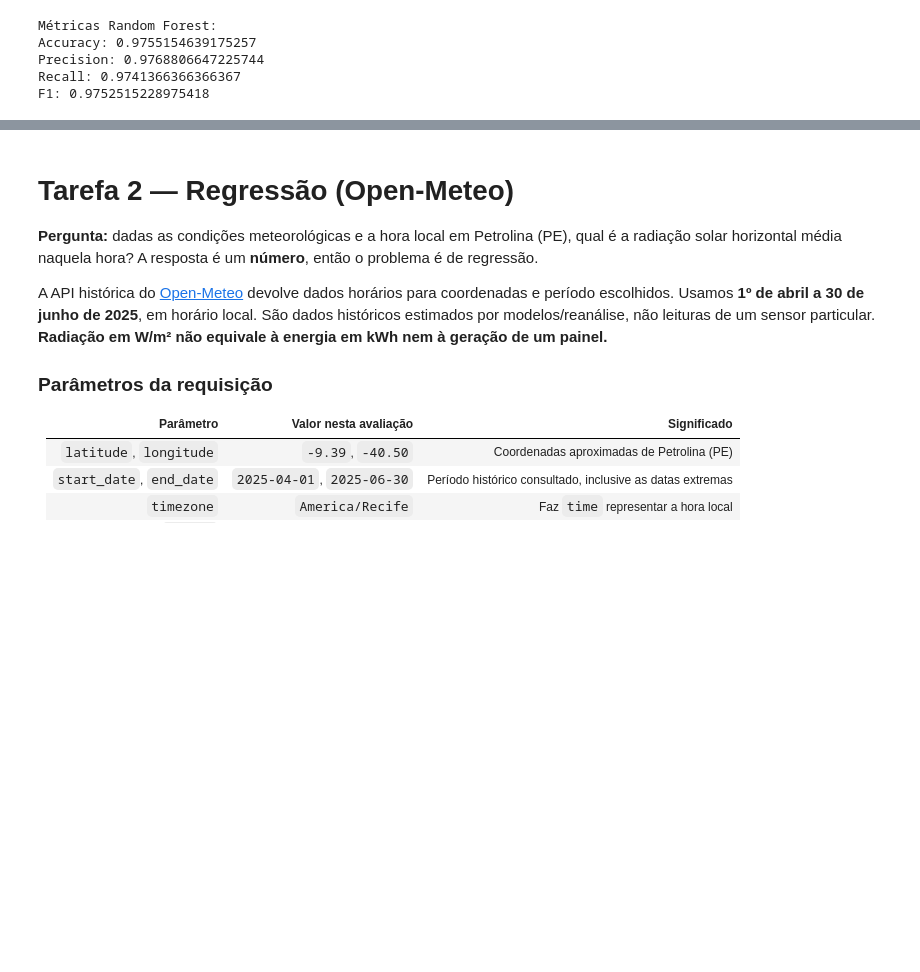
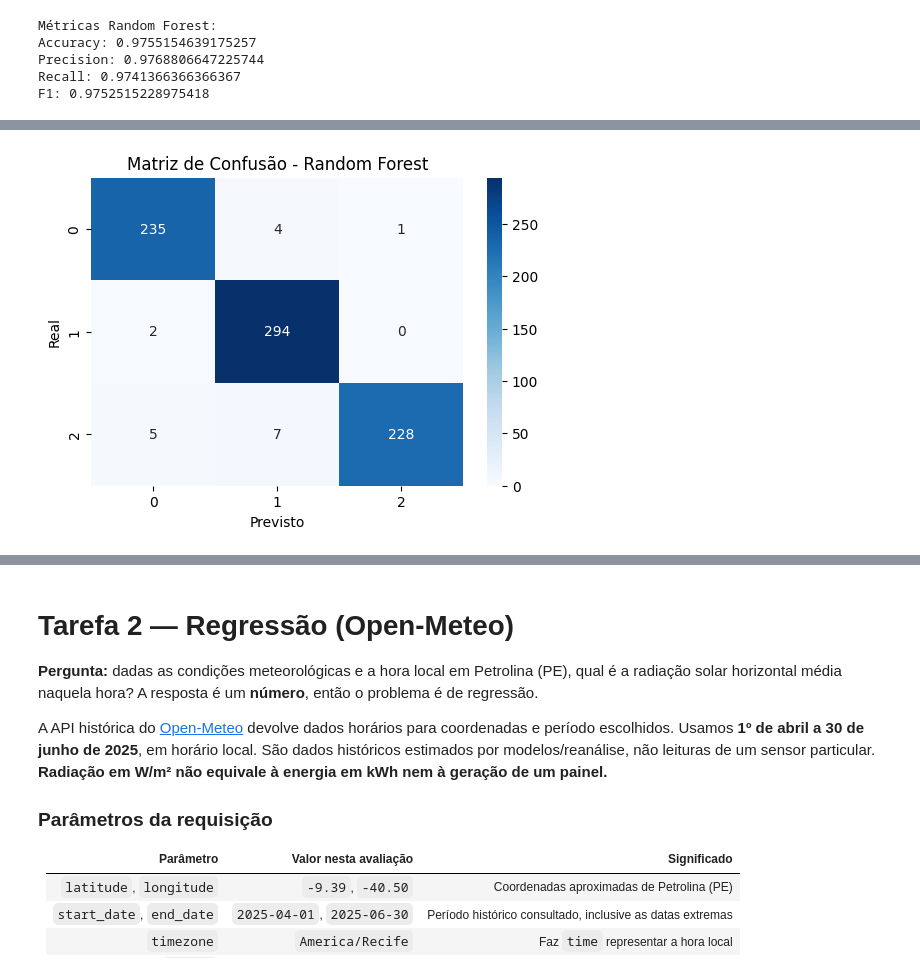
Before and after one commit to pedroyoshikadogarcia/Checkpoint-2-SERS-02.2026, a Jupyter notebook: Aula_APIs_Energia_Renovavel_ML.ipynb, the cells around one changed output, grey strips where cells are left out. Cells and saved outputs as stored; diff of their text form; code cells hidden in the pictures; blank space fills up the shorter version.

```diff
--- a/Aula_APIs_Energia_Renovavel_ML.ipynb
+++ b/Aula_APIs_Energia_Renovavel_ML.ipynb
@@ -263,7 +367,14 @@ Recall: 0.8152027027027028
 F1: 0.812938708118307
 # %%
 # Random Forest Classifier
-rf = RandomForestClassifier(random_state=42)
-rf.fit(X_train, y_train)
-y_pred_rf = rf.predict(X_test)
+rf = RandomForestClassifier(
+    random_state=42
+)
+rf.fit(
+    X_train,
+    y_train
+)
+y_pred_rf = rf.predict(
+    X_test
+)
 # %%
@@ -319,0 +509,24 @@ Por que potência/localização não bastam na vida real? Porque usinas de fonte
+# %%
+cm_rf = confusion_matrix(
+    y_test,
+    y_pred_rf
+)
+
+plt.figure(figsize=(6, 4))
+
+sns.heatmap(
+    cm_rf,
+    annot=True,
+    fmt='d',
+    cmap='Blues'
+)
+
+plt.title('Matriz de Confusão - Random Forest')
+
+plt.xlabel('Previsto')
+
+plt.ylabel('Real')
+
+plt.show()
+# %% [output]
+[figure, added]
```
Also changed, not shown: parts of 58 cells of this notebook.
